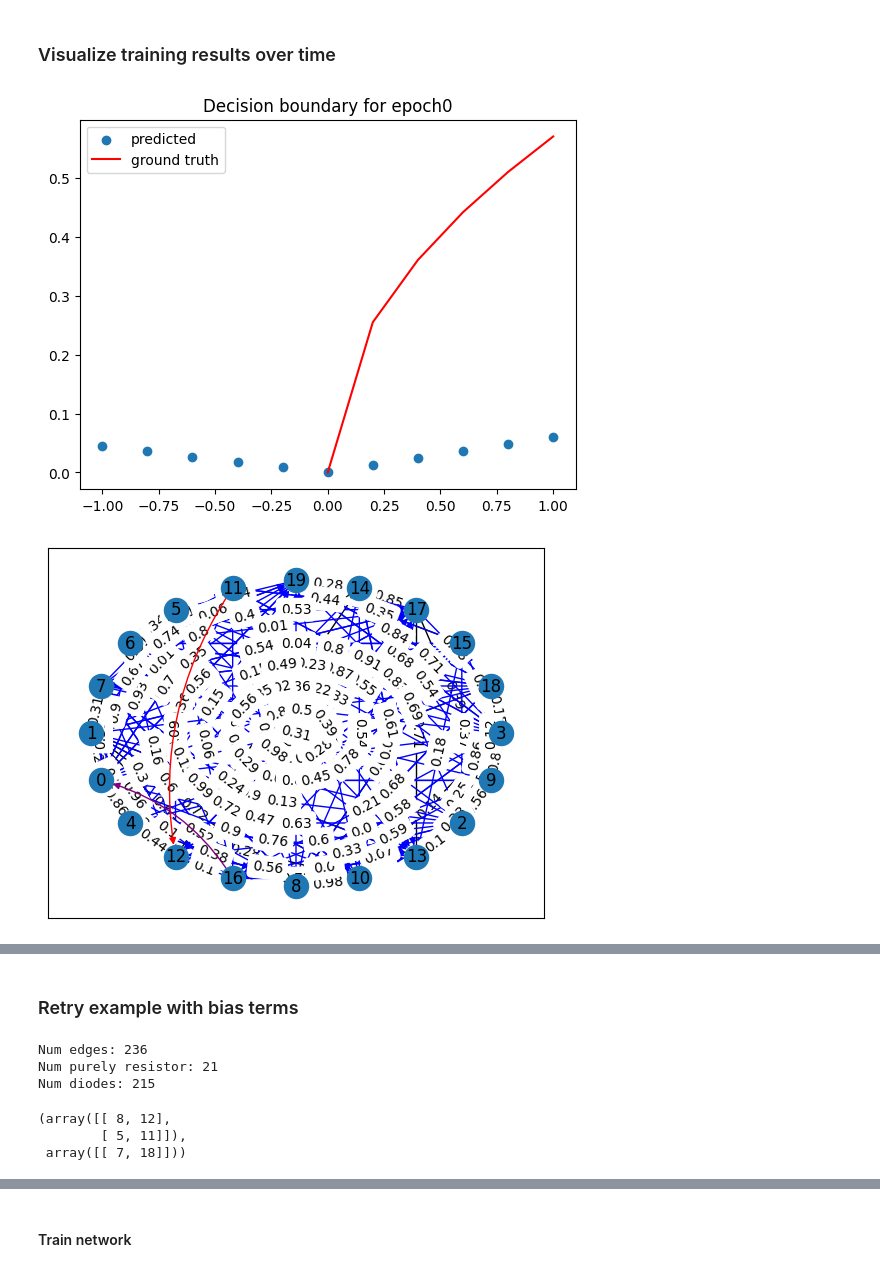
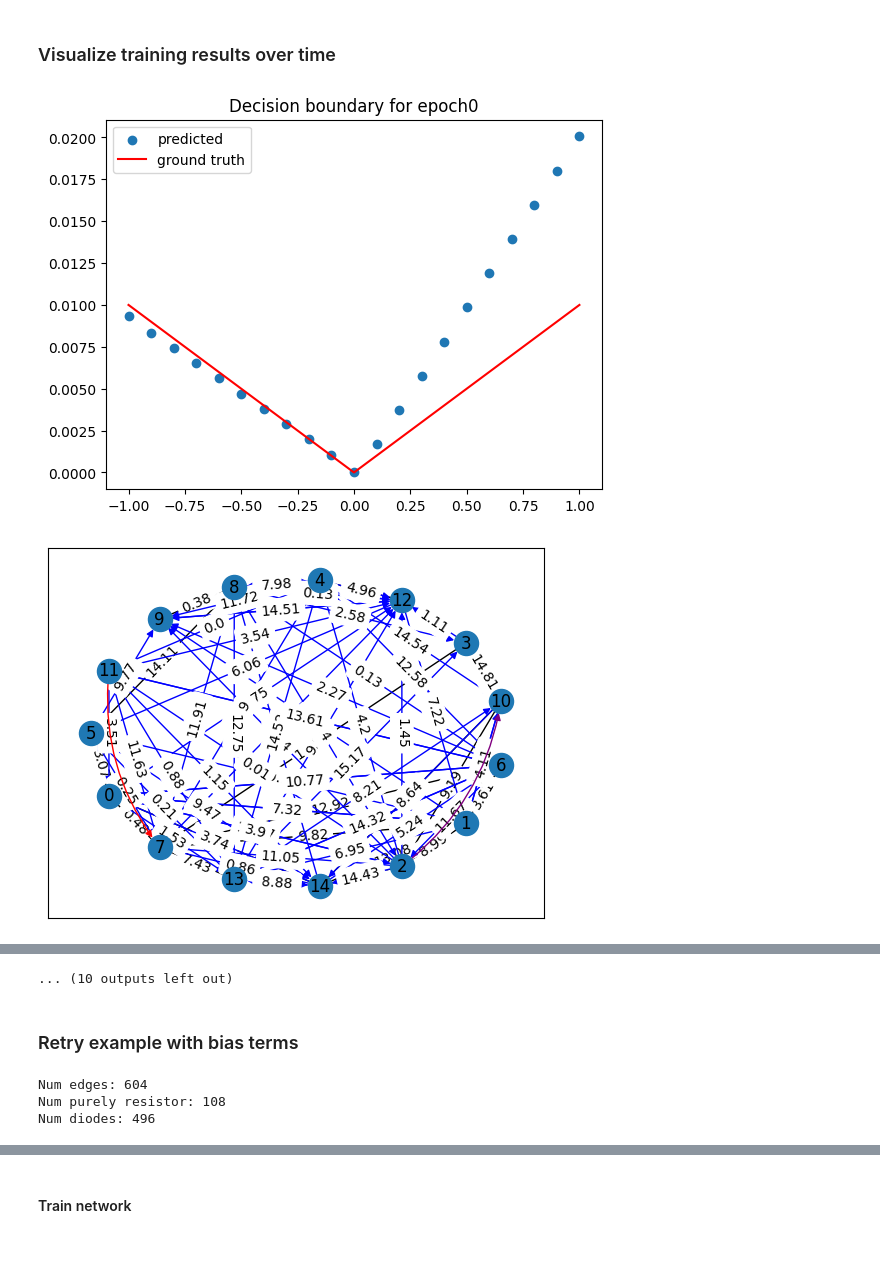
Before and after one commit to Ma-Lab-Cal/self-learning-machines, a Jupyter notebook: nonlinear_regression.ipynb, the cells around one changed output, grey strips where cells are left out. Drawn from its saved outputs; the diff is of its cells as text; code cells hidden in the pictures.

```diff
--- a/nonlinear_regression.ipynb
+++ b/nonlinear_regression.ipynb
@@ -142,10 +122,11 @@ visualize(trained_handmade)
 ### Generate the dataset
 # %%
 # Generate N random points
-N = 30
+N = 15
 split = 1.
 # pts = np.random.rand(N)
-pts = np.linspace(0, 1, N)
+# pts = np.logspace(-2, 0, N)
+pts = np.linspace(-1, 1, N)
 sigma = 0.000
 
 # Split into training and testing datasets
@@ -154,11 +135,11 @@ training, test = {}, {}
 training['x'], test['x'] = pts[:int(N*split), None], pts[int(N*split):, None]
 
 # Generate noninear data
-m = 2
-b = 1e-1
+m = 0.01
+b = 0
 
-model = (lambda m, b: lambda x: np.log(m*x + b))(m, b)
-# model = (lambda m, b: lambda x: np.abs(m*x + b))(m, b)
+# model = (lambda m, b: lambda x: np.log(m*x + b)/100)(m, b)
+model = (lambda m, b: lambda x: np.abs(m*(x + b)))(m, b)
 
 training['y'] = model(training['x']) + np.random.normal(0, sigma, training['x'].shape)
 test['y'] = model(test['x']) + np.random.normal(0, sigma, test['x'].shape)
@@ -178,8 +158,8 @@ plt.show()
 # %%
 # Parameters
 nodes = 15
-edge_prob = .5
-diode_prob = .9
+edge_prob = .4
+diode_prob = .8
 
 con_graph = nx.erdos_renyi_graph(n=nodes, p=edge_prob, directed=True)
 diodes, res = 0, 0
@@ -187,10 +167,10 @@ for u, v in con_graph.edges():
     if np.random.rand() < diode_prob:
         diodes += 1
         con_graph[u][v]['type'] = 'diode'
-        con_graph[u][v]['weight'] = 1./np.random.rand()
+        con_graph[u][v]['weight'] = 1./np.random.rand() / nodes
     else:
         con_graph[u][v]['type'] = 'resistor'
-        con_graph[u][v]['weight'] = 1./np.random.rand()
+        con_graph[u][v]['weight'] = 1./np.random.rand() / nodes
         res += 1
 
 print('Num edges:', diodes + res)
@@ -230,6 +208,6 @@ plt.show()
 #### Train network
 # %%
 # Train nonlinear network
-epochs = 5
-trained_nonlin, loss, updates, weights = train(nonlin, training['x'], training['y'], epochs, gamma=10, eta=0.1)
+epochs = 10
+trained_nonlin, loss, updates, weights = train(nonlin, training['x'], training['y'], epochs, gamma=30, eta=0.1)
 # %% [output]
@@ -268,6 +251,6 @@ visualize(trained_nonlin, mode='y')
 # %%
-test_net = nonlin
-ys = [test_net.predict([x]) for x in xs]
+test_net = trained_nonlin
+ys = test_net.predict(xs[:, None]).flatten()
 plt.scatter(xs, ys)
 plt.plot(xs, model(xs), 'r')
 plt.title(f'Trained decision boundary for {test_net.name}')
@@ -281,23 +264,27 @@ plt.show()
 # %%
 test_net: NonLinearNetwork = nonlin.copy(f'test_net')
 for test_it in range(epochs+1):
     for i, R in enumerate(test_net.edges):
         R.resistance = weights[test_it, 0][i]
 
     for i, X in enumerate(test_net.nonlinear_vals):
         X.R1.resistance = weights[test_it, 0][i + len(test_net.edges)]
     lh = 1
-    num_pts = 11
+    num_pts = 21
     xs = np.linspace(-lh, lh, num_pts)
-    ys = [test_net.predict([x]) for x in xs]
+    xs_bias = np.hstack((xs[:, None], np.tile(biases, (num_pts, 1))))
+
+
+    ys = test_net.predict(xs[:,None])
+    # ys = test_net.predict(xs_bias)
 
     plt.scatter(xs, ys)
     plt.plot(xs, model(xs), 'r')
     plt.title(f'Decision boundary for epoch{test_it}')
     plt.legend(['predicted', 'ground truth'])
     plt.show()
     visualize(test_net, mode='y')
     plt.show()
 # %% [output]
-[figure, old version]
+[figure, new version]
-[figure, old version]
+[figure, new version]
@@ -314,10 +301,18 @@ for test_it in range(epochs+1):
+... (10 outputs left out)
 # %% [markdown]
 ### Retry example with bias terms
 # %%
 # Parameters
-nodes = 20
-edge_prob = .6
-diode_prob = .9
+nodes = 30
+edge_prob = .7
+diode_prob = .8
+
+# print('Num edges:', diodes + res)
+# print('Num purely resistor:', res)
+# print('Num diodes:', diodes)
+
+in_nodes = 4
+out_nodes = 1
 
 con_graph = nx.erdos_renyi_graph(n=nodes, p=edge_prob, directed=True)
 diodes, res = 0, 0
@@ -325,26 +320,22 @@ for u, v in con_graph.edges():
     if np.random.rand() < diode_prob:
         diodes += 1
         con_graph[u][v]['type'] = 'diode'
-        con_graph[u][v]['weight'] = 1./np.random.rand()
+        con_graph[u][v]['weight'] = 1./np.random.rand() * nodes
     else:
         con_graph[u][v]['type'] = 'resistor'
-        con_graph[u][v]['weight'] = 1./np.random.rand()
+        con_graph[u][v]['weight'] = 1./np.random.rand() * nodes
         res += 1
+
+node_cfg = np.random.permutation([1]*in_nodes + [-1]*out_nodes + [0]*(nodes-in_nodes-out_nodes-1))
+node_cfg = np.random.choice(nodes, size=(in_nodes + out_nodes, 2), replace=False)
+node_cfg = (node_cfg[:in_nodes], node_cfg[in_nodes:])
 
 print('Num edges:', diodes + res)
 print('Num purely resistor:', res)
 print('Num diodes:', diodes)
 
-in_nodes = 2
-out_nodes = 1
-node_cfg = np.random.permutation([1]*in_nodes + [-1]*out_nodes + [0]*(nodes-in_nodes-out_nodes-1))
-node_cfg = np.random.choice(nodes, size=(in_nodes + out_nodes, 2), replace=False)
-node_cfg = (node_cfg[:in_nodes], node_cfg[in_nodes:])
-node_cfg
+nonlin = NonLinearNetwork('nonlinear', con_graph, node_cfg)
 # %% [output]
-Num edges: 236
-Num purely resistor: 21
-Num diodes: 215
+Num edges: 604
+Num purely resistor: 108
+Num diodes: 496
-(array([[ 8, 12],
-        [ 5, 11]]),
- array([[ 7, 18]]))
```
Also changed, not shown: parts of 35 cells of this notebook, 5 other files.
